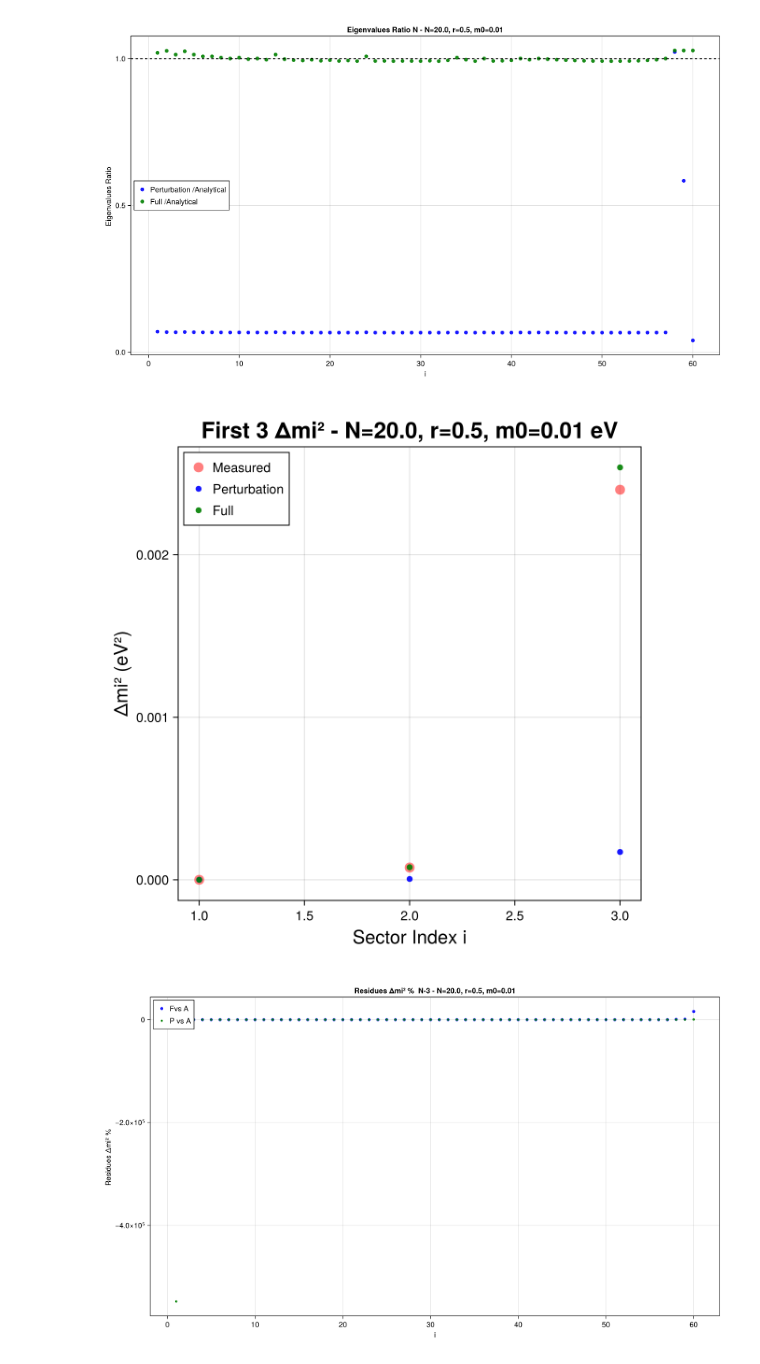
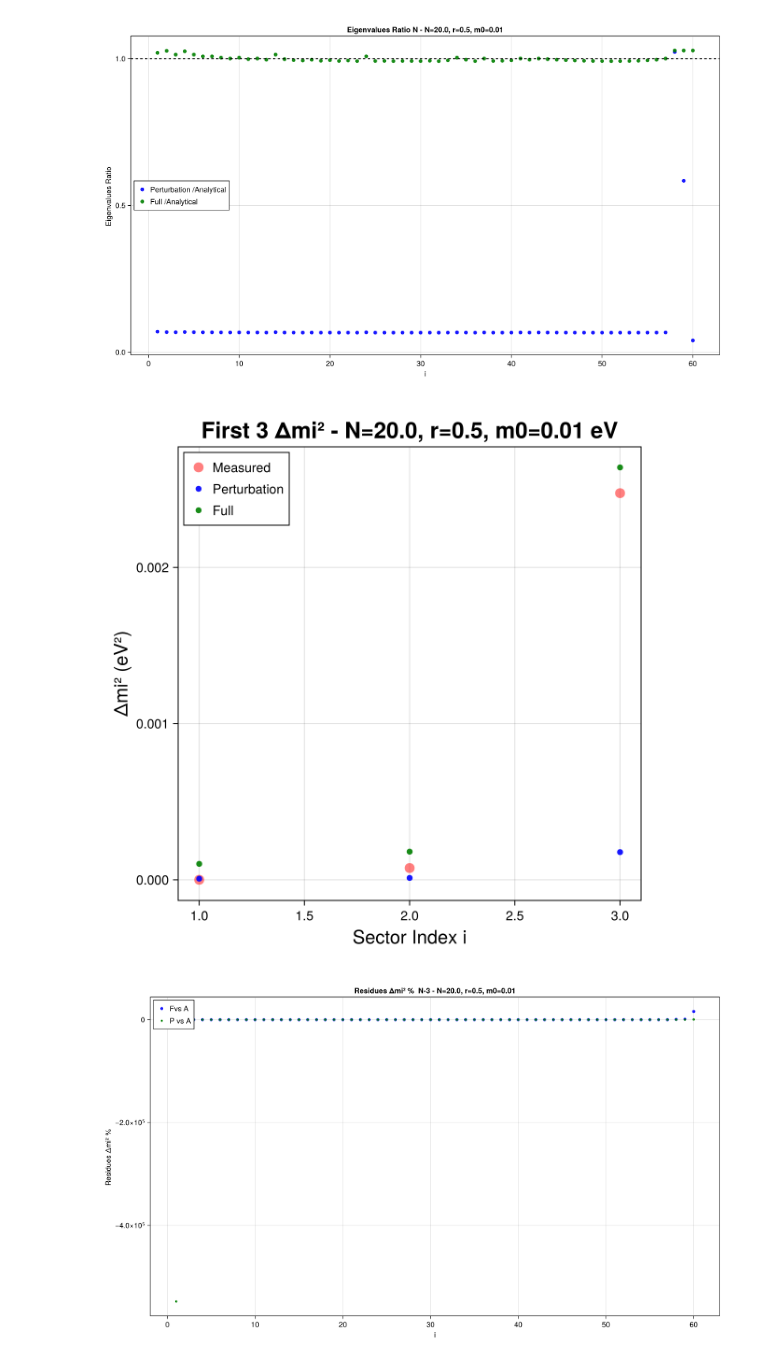
Before and after one commit to philippeller/Newtrinos.jl, a Jupyter notebook: notebooks/trials_fullmatrix.ipynb, the cells around one changed output. Saved outputs shown, nothing was run; the diff lists cells and outputs as text; code cells hidden in the pictures.

```diff
--- a/notebooks/trials_fullmatrix.ipynb
+++ b/notebooks/trials_fullmatrix.ipynb
@@ -312,5 +312,5 @@ experiments = (
 [ Info: Loading dayabay data
 # %%
 par = Newtrinos.get_params(experiments)
-p=merge(par, (r=0.5,))
+p=merge(par, (r=1,))
 # %% [output]
@@ -433,7 +431,7 @@ for i in 1:60
     push!(h_analytical, h)
 end
 h_analytical=sort(h_analytical)
-#h_analytical[1]=0
-#h_analytical[2]=p.Δm²₂₁
-#h_analytical[3]=p.Δm²₃₁
+h_analytical[1]=0
+h_analytical[2]=p.Δm²₂₁
+h_analytical[3]=p.Δm²₃₁
 # %% [output]
@@ -745,41 +727,41 @@ display("image/png", fig)
 [figure]
 # %%
 # Read the three txt files
-file1 = vec(readdlm("/home/sofialon/Newtrinos.jl/plots_fix/eigen/h_fullold_NNM_NO_$N $r $m0.txt"))
-file2 = vec(readdlm("/home/sofialon/Newtrinos.jl/plots_fix/eigen/h_pertnew_NNM_NO_$N $r $m0.txt"))
+file1 = vec(readdlm("/home/sofialon/Newtrinos.jl/plots_fix/eigen/eigenvalues_fullold_NNM_NO_20.0 0.5 0.01.txt"))
+file2 = vec(readdlm("/home/sofialon/Newtrinos.jl/plots_fix/eigen/eigenvalues_pertnew_NNM_NO_20.0 0.5 0.01.txt"))
 
 file1=(file1[1:end])
 file2=(file2[1:end])
 # Create indices for x-axis
 indices1 = 1:length(file1)
 indices2 = 1:length(file2)
 
 # Create the plot
 fig = Figure(size=(600, 600))
 ax = Axis(fig[1, 1],
     xlabel="Sector Index i",
     ylabel="Δmi² (eV²)",
-    title="First 3 Δmi² - N=$N, r=$r, m0=$m0 eV",
+    title="First 3 Δmi² - N=$N, r=0.5, m0=$m0 eV",
     xlabelsize=20,
     ylabelsize=20,
     titlesize=24,)
 
 # Plot scatter points for each file with different colors
 scatter!(ax, indices2[1:3], h_analytical[1:3], label="Measured", markersize=15, alpha=0.5, color=:red)
 scatter!(ax, indices1[1:3], file2[1:3], label="Perturbation", markersize=9, alpha=0.9, color=:blue)
 
 scatter!(ax, indices2[1:3], file1[1:3], label="Full", markersize=9, alpha=0.9, color=:green)
 
 
 #ylims!(ax, -1e-4, 1e-4)
 # Add legend
 axislegend(ax, position=:lt)
 
 # Save and display
-#save("/home/sofialon/Newtrinos.jl/plots_NP/pert_full/oldh_3_NNM_NO_$N $r $m0.png", fig)
+save("/home/sofialon/Newtrinos.jl/plots_fix/plots_new/oldh_3_NNM_NO_$N 0.5 $m0.png", fig)
 display("image/png",fig)
 # %% [output]
-[figure, old version]
+[figure, new version]
 # %%
 
 residues_1 = vec(((file1 .- file2) ./ file1) .* 100)
```
Also changed, not shown: parts of 10 cells of this notebook, 53 other files.
